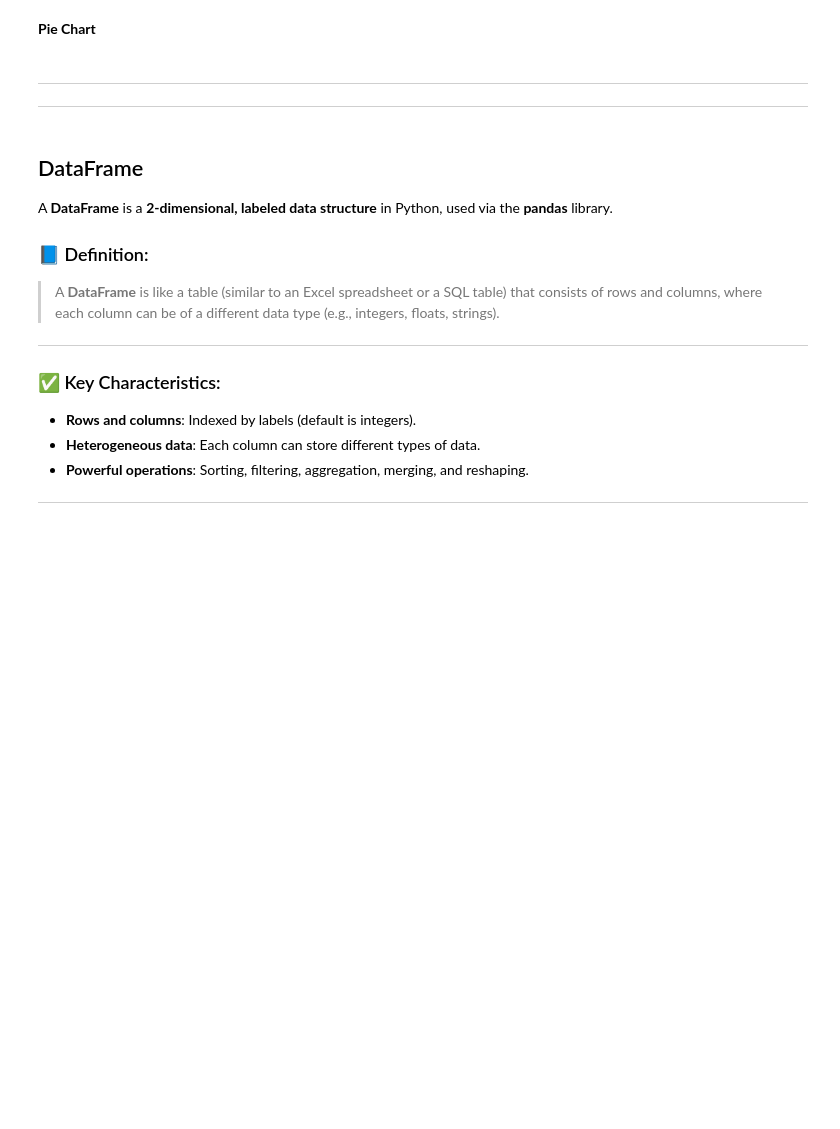
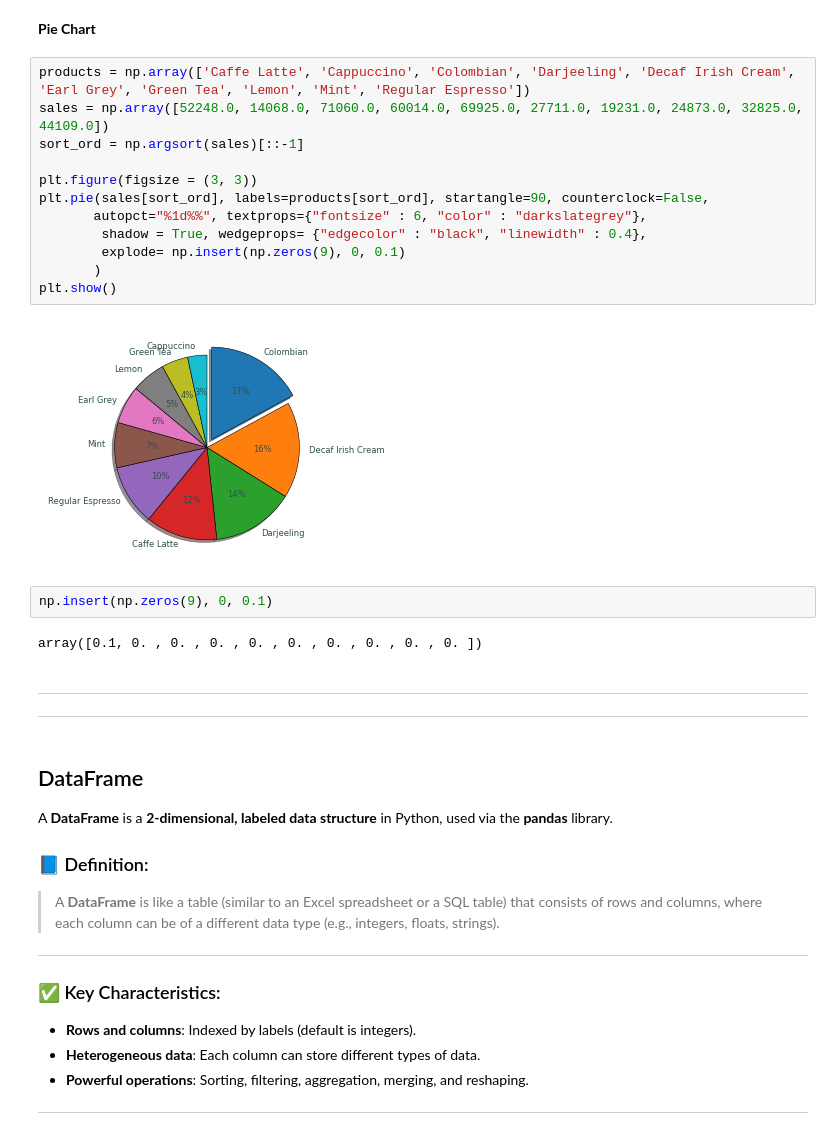
Before and after one commit to knowledge-corner/Vituare-Research, a Jupyter notebook: Day - 3 and Day 4.ipynb, the cells around one changed output. Drawn from its saved outputs; the diff is of its cells as text; blank space fills up the shorter version.

```diff
--- a/Day - 3 and Day 4.ipynb
+++ b/Day - 3 and Day 4.ipynb
@@ -1070,5 +1074,23 @@ profit = [1463, 1283, 1922, 1904, 1436, 1696, 1475, 2096, 1566, 878, 1235, 2074,
 # %% [markdown]
 **Pie Chart**
+# %%
+products = np.array(['Caffe Latte', 'Cappuccino', 'Colombian', 'Darjeeling', 'Decaf Irish Cream', 'Earl Grey', 'Green Tea', 'Lemon', 'Mint', 'Regular Espresso'])
+sales = np.array([52248.0, 14068.0, 71060.0, 60014.0, 69925.0, 27711.0, 19231.0, 24873.0, 32825.0, 44109.0])
+sort_ord = np.argsort(sales)[::-1]
+
+plt.figure(figsize = (3, 3))
+plt.pie(sales[sort_ord], labels=products[sort_ord], startangle=90, counterclock=False,
+       autopct="%1d%%", textprops={"fontsize" : 6, "color" : "darkslategrey"},
+        shadow = True, wedgeprops= {"edgecolor" : "black", "linewidth" : 0.4},
+        explode= np.insert(np.zeros(9), 0, 0.1)
+       )
+plt.show()
+# %% [output]
+[figure, added]
+# %%
+np.insert(np.zeros(9), 0, 0.1)
+# %% [output]
+array([0.1, 0. , 0. , 0. , 0. , 0. , 0. , 0. , 0. , 0. ])
 # %% [markdown]
 <hr><hr>
 # %% [markdown]
```
Also changed, not shown: parts of 11 cells of this notebook, 3 other files.
